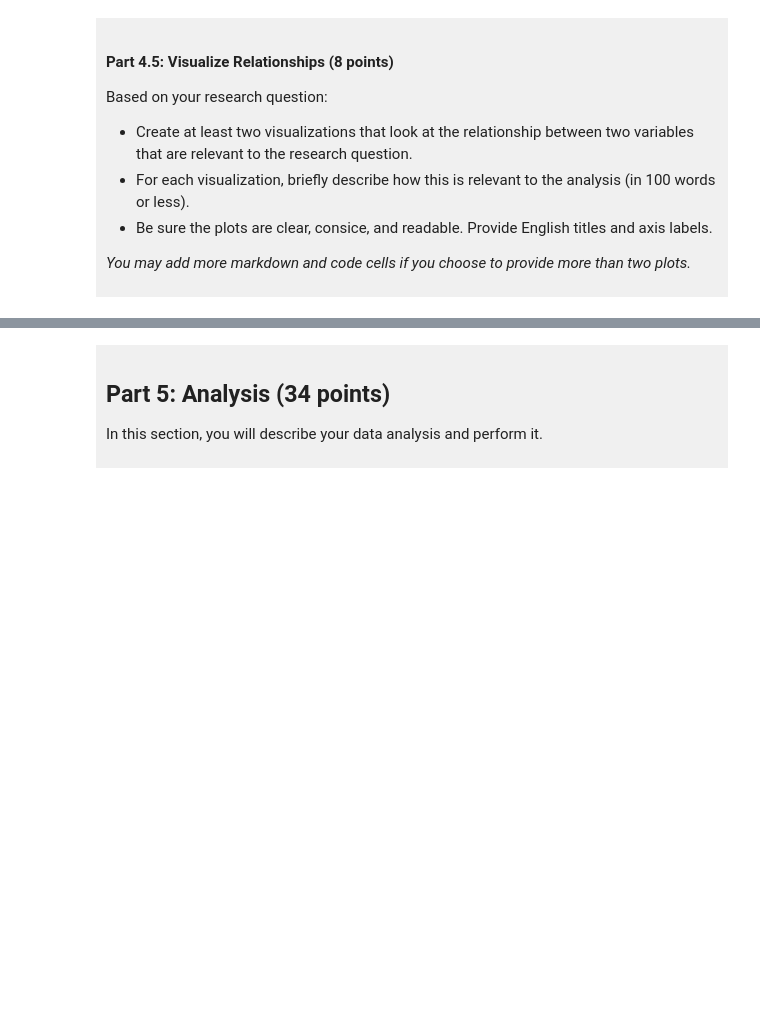
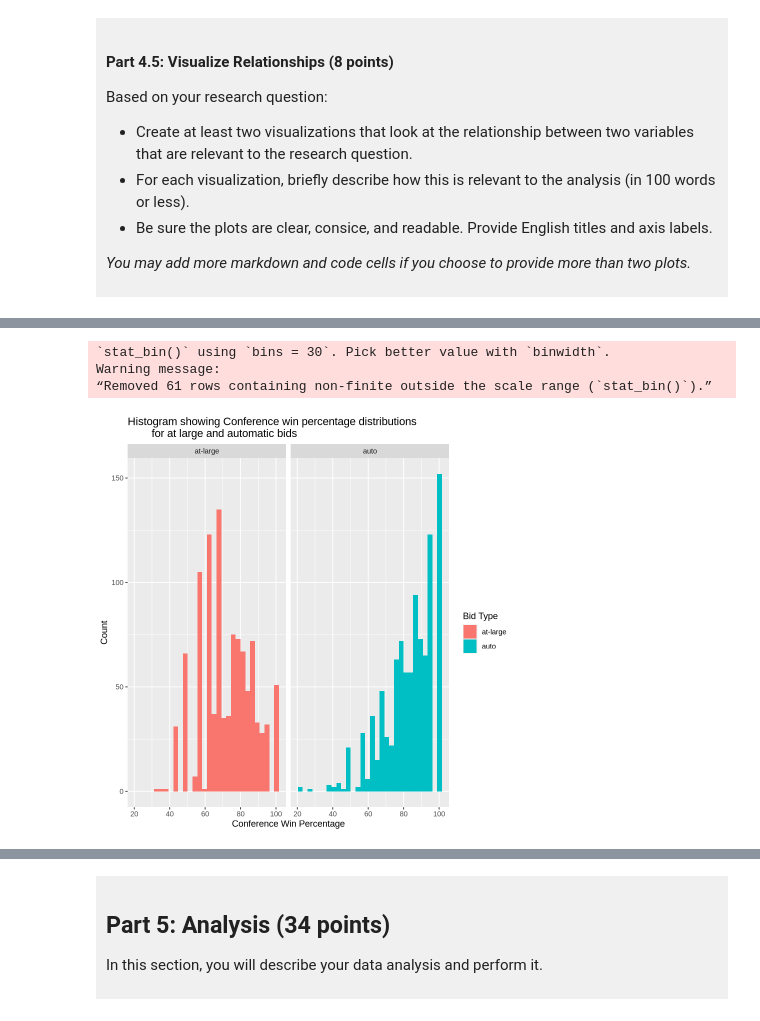
Before and after one commit to mngrindacc/dsci-100-project-minh-nguyen, a Jupyter notebook: dsci-100-project-notebook.ipynb, the cells around one changed output, grey strips where cells are left out. Cells and saved outputs as stored; diff of their text form; code cells hidden in the pictures; blank space fills up the shorter version.

```diff
--- a/dsci-100-project-notebook.ipynb
+++ b/dsci-100-project-notebook.ipynb
@@ -343,3 +410,13 @@ Visualization 2: %%% EDIT THIS MARKDOWN CELL%%%
 # %%
-### EDIT THIS CODE CELL FOR VISUALIZATION 2###
+ggplot(women_tidy, aes(x = conf_wins_pct, fill = bid)) +
+  geom_histogram() +
+  facet_grid(cols=vars(bid)) + #this creates 2 graphs that are split by the variable "bid".
+  labs(x = "Conference Win Percentage", y = "Count", fill = "Bid Type")+#this adds titles to our axes and legends
+ggtitle("Histogram showing Conference win percentage distributions
+        for at large and automatic bids")
+# %% [output]
+`stat_bin()` using `bins = 30`. Pick better value with `binwidth`.
+Warning message:
+“Removed 61 rows containing non-finite outside the scale range (`stat_bin()`).”
+[figure, added]
 # %% [markdown]
```
Also changed, not shown: parts of 14 cells of this notebook.
